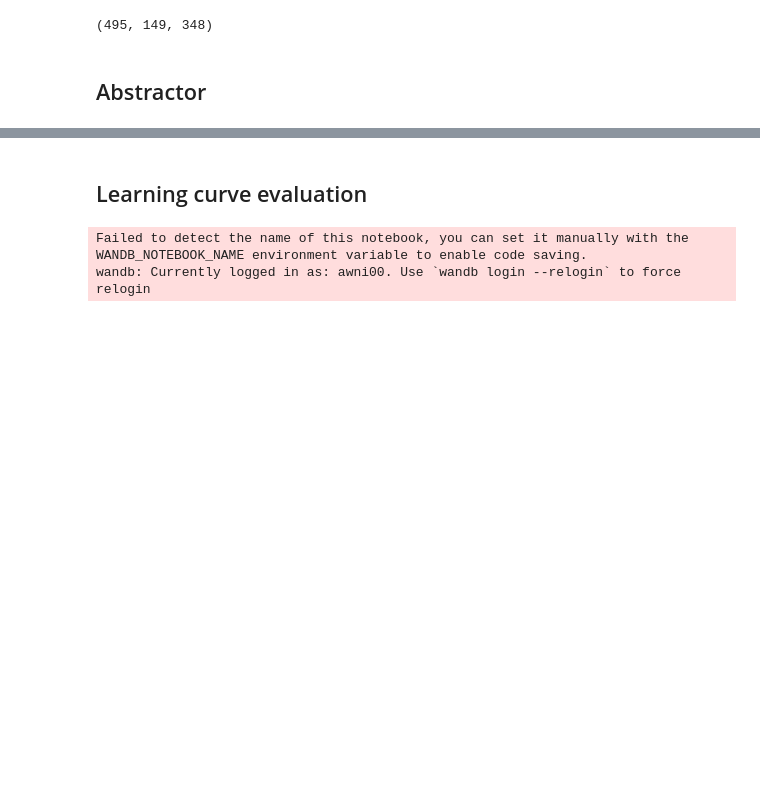
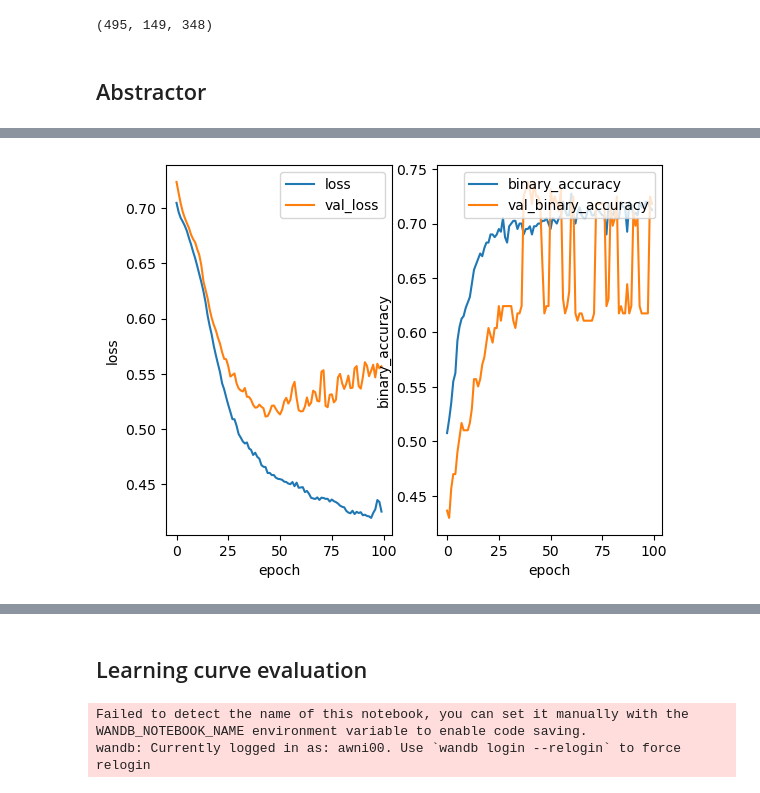
Before and after one commit to jdlafferty/relational, a Jupyter notebook: experiments/pairwise_order/pairwise_order_relation_learning_curves_asymmetric_corelnet.ipynb, the cells around one changed output, grey strips where cells are left out. Cells and saved outputs as stored; diff of their text form; code cells hidden in the pictures; blank space fills up the shorter version.

```diff
--- a/experiments/pairwise_order/pairwise_order_relation_learning_curves_asymmetric_corelnet.ipynb
+++ b/experiments/pairwise_order/pairwise_order_relation_learning_curves_asymmetric_corelnet.ipynb
@@ -226,3 +228,8 @@ Trainable params: 8961 (35.00 KB)
 Non-trainable params: 0 (0.00 Byte)
 _________________________________________________________________
 None
+# %%
+train_size = 400
+X_train_, y_train_ = X_train[:train_size], y_train[:train_size]
+history = corelnet_model.fit(X_train_, y_train_, validation_data=(X_val, y_val),
+    verbose=1, epochs=100, batch_size=64)
@@ -228,0 +254,4 @@ None
+# %%
+utils.plot_history(history, ('loss', 'binary_accuracy'));
+# %% [output]
+[figure, added]
```
Also changed, not shown: parts of 21 cells of this notebook.
